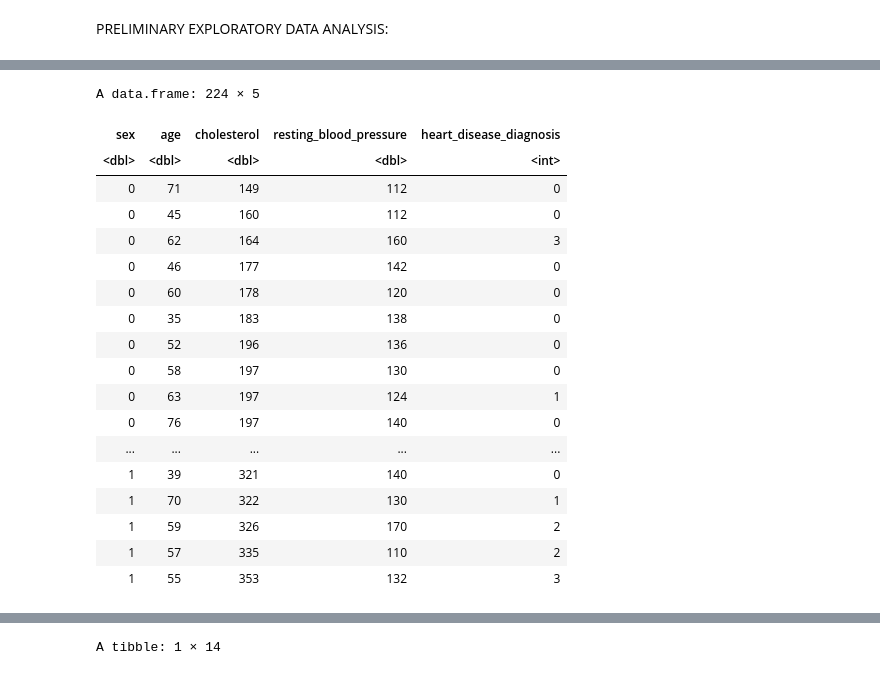
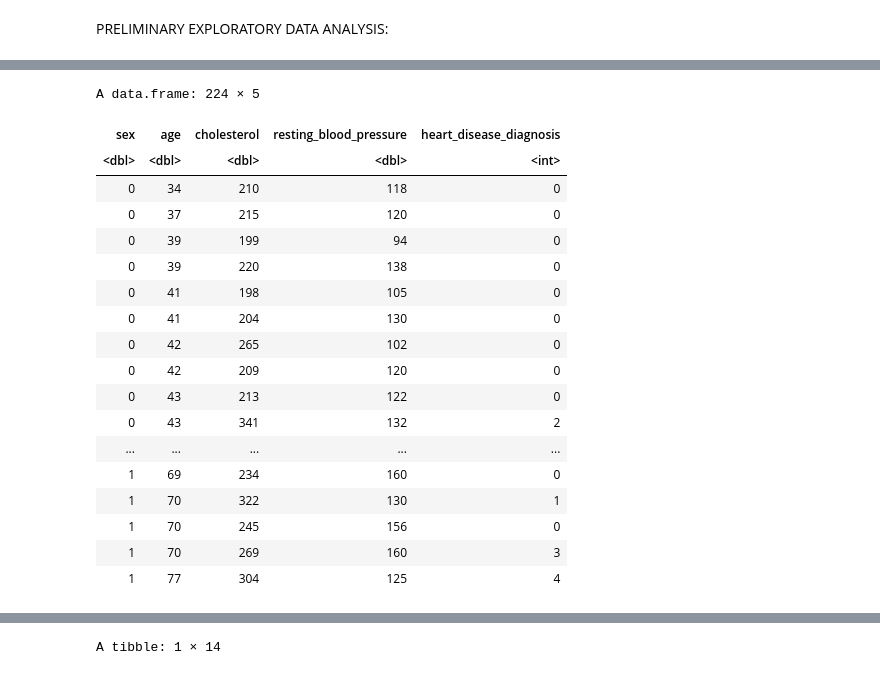
Before and after one commit to ck2671/dsci-100-2022w2-group-35, a Jupyter notebook: Heart Disease Project.ipynb, the cells around one changed output, grey strips where cells are left out. Drawn from its saved outputs; the diff is of its cells as text; code cells hidden in the pictures.

```diff
--- a/Heart Disease Project.ipynb
+++ b/Heart Disease Project.ipynb
@@ -69,27 +69,27 @@ heart_split <- initial_split(heart_data, prop=0.75, strata=resting_blood_pressur
     heart_train <- training(heart_split)
     heart_test <- testing(heart_split)
 # %%
-#Selected columns (sex, cholesterol and heart_disease_diagnosis) from heart data.
+#Selected columns (sex, resting blood pressure, and heart_disease_diagnosis) from heart data.
 heart_train_selected <- select(heart_train, sex, age, cholesterol, resting_blood_pressure, heart_disease_diagnosis) |>
-                        arrange(sex, cholesterol, age, resting_blood_pressure)
+                        arrange(sex, age, resting_blood_pressure)
 heart_train_selected
 # %% [output]
 A data.frame: 224 × 5
 | sex | age | cholesterol | resting_blood_pressure | heart_disease_diagnosis |
 | <dbl> | <dbl> | <dbl> | <dbl> | <int> |
-| 0 | 71 | 149 | 112 | 0 |
-| 0 | 45 | 160 | 112 | 0 |
-| 0 | 62 | 164 | 160 | 3 |
-| 0 | 46 | 177 | 142 | 0 |
-| 0 | 60 | 178 | 120 | 0 |
-| 0 | 35 | 183 | 138 | 0 |
-| 0 | 52 | 196 | 136 | 0 |
-| 0 | 58 | 197 | 130 | 0 |
-| 0 | 63 | 197 | 124 | 1 |
-| 0 | 76 | 197 | 140 | 0 |
+| 0 | 34 | 210 | 118 | 0 |
+| 0 | 37 | 215 | 120 | 0 |
+| 0 | 39 | 199 | 94 | 0 |
+| 0 | 39 | 220 | 138 | 0 |
+| 0 | 41 | 198 | 105 | 0 |
+| 0 | 41 | 204 | 130 | 0 |
+| 0 | 42 | 265 | 102 | 0 |
+| 0 | 42 | 209 | 120 | 0 |
+| 0 | 43 | 213 | 122 | 0 |
+| 0 | 43 | 341 | 132 | 2 |
 | ... | ... | ... | ... | ... |
-| 1 | 39 | 321 | 140 | 0 |
+| 1 | 69 | 234 | 160 | 0 |
 | 1 | 70 | 322 | 130 | 1 |
-| 1 | 59 | 326 | 170 | 2 |
-| 1 | 57 | 335 | 110 | 2 |
-| 1 | 55 | 353 | 132 | 3 |
+| 1 | 70 | 245 | 156 | 0 |
+| 1 | 70 | 269 | 160 | 3 |
+| 1 | 77 | 304 | 125 | 4 |
```
Also changed, not shown: parts of 10 cells of this notebook.
